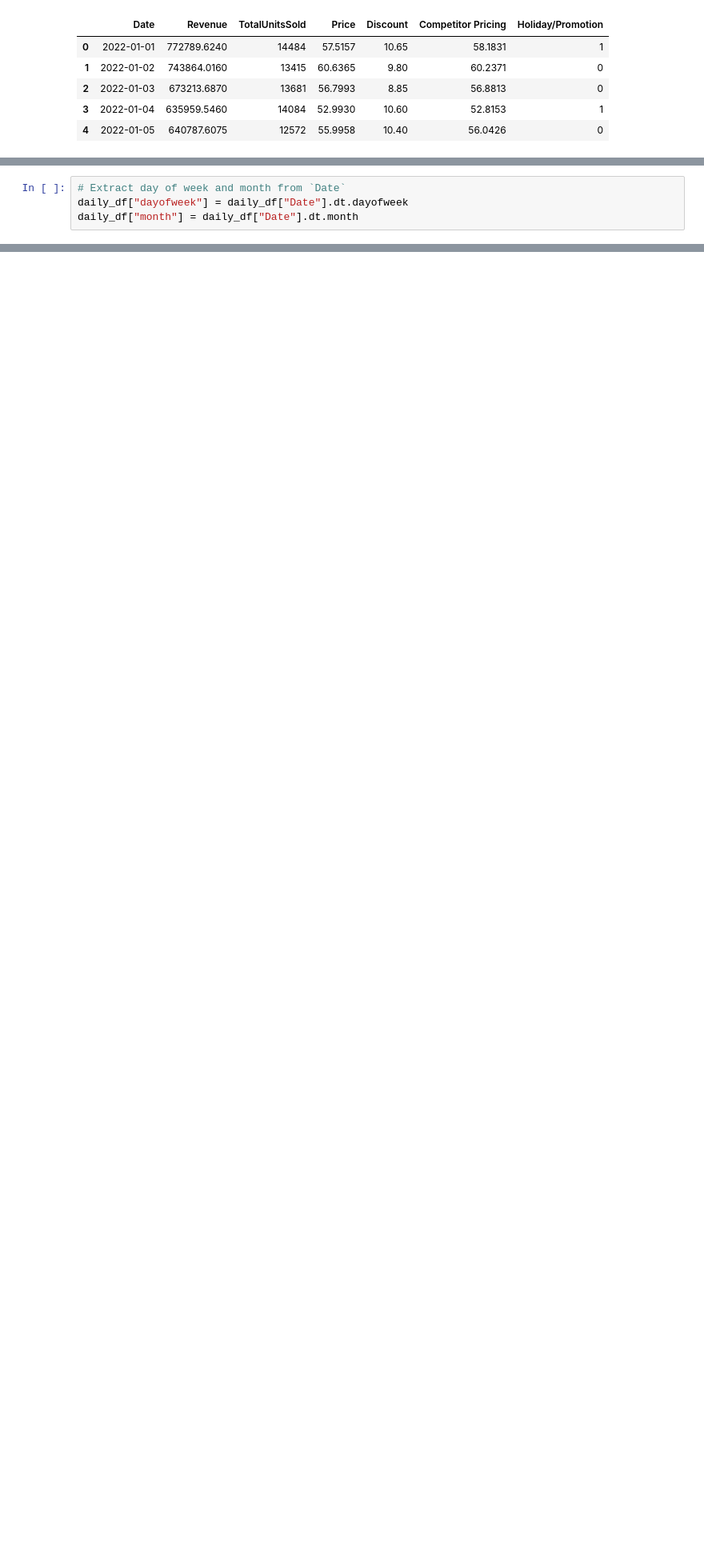
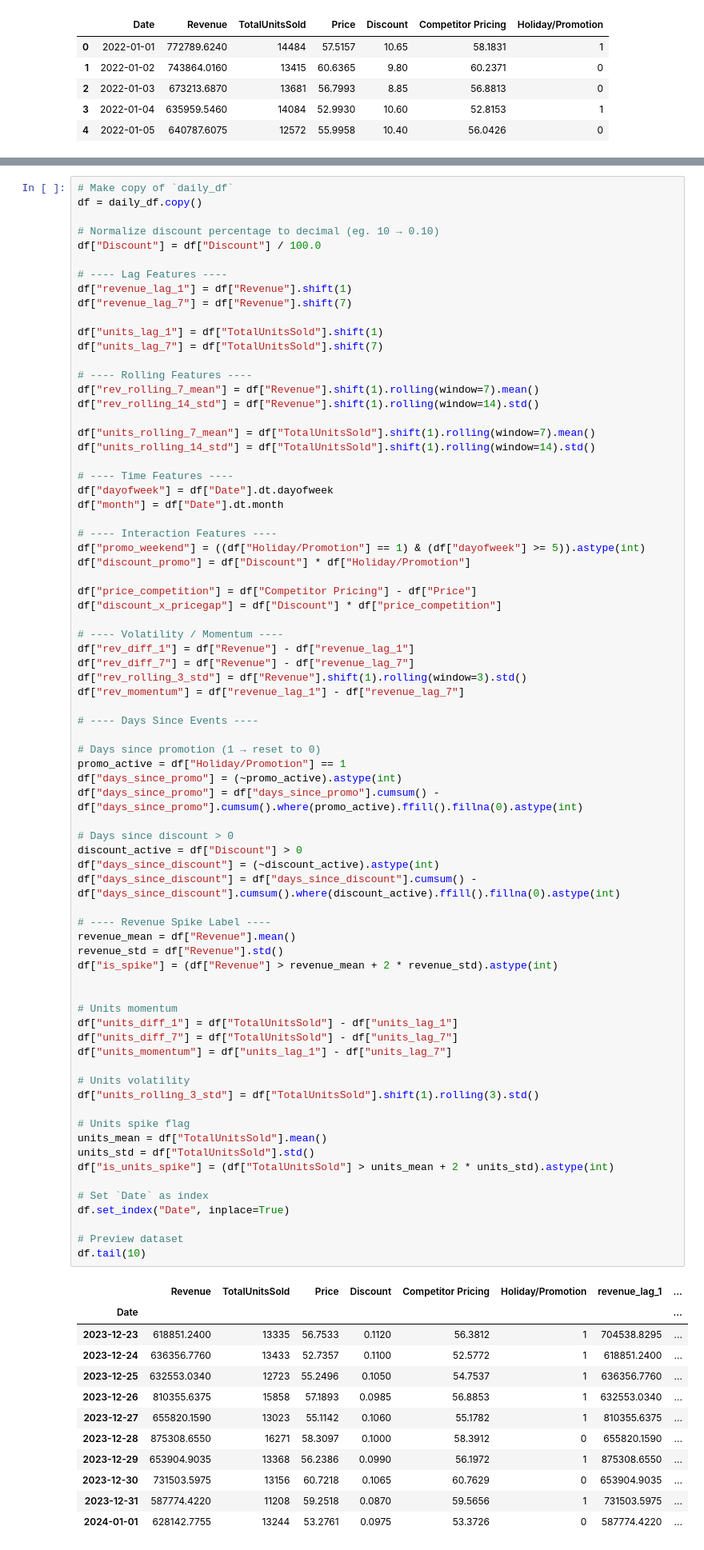
Before and after one commit to Mohammed-Hanan-Othman/time-series-forecasting, a Jupyter notebook: notebooks/sales_prediction_lightgbm.ipynb, the cells around one changed output, grey strips where cells are left out. Shown at 80% size. Drawn from its saved outputs; the diff is of its cells as text; blank space fills up the shorter version.

Commit message:
Performed new feature engineering, retrained new units and revenue predicting models

```diff
--- a/notebooks/sales_prediction_lightgbm.ipynb
+++ b/notebooks/sales_prediction_lightgbm.ipynb
@@ -123,4 +101,0 @@ We proceed to extract what day of the week it was (eg. Monday or Saturday) and w
-# %%
-# Extract day of week and month from `Date`
-daily_df["dayofweek"] = daily_df["Date"].dt.dayofweek
-daily_df["month"] = daily_df["Date"].dt.month
@@ -126,0 +104,87 @@ daily_df["month"] = daily_df["Date"].dt.month
+# %%
+# Make copy of `daily_df`
+df = daily_df.copy()
+
+# Normalize discount percentage to decimal (eg. 10 → 0.10)
+df["Discount"] = df["Discount"] / 100.0
+
+# ---- Lag Features ----
+df["revenue_lag_1"] = df["Revenue"].shift(1)
+df["revenue_lag_7"] = df["Revenue"].shift(7)
+
+df["units_lag_1"] = df["TotalUnitsSold"].shift(1)
+df["units_lag_7"] = df["TotalUnitsSold"].shift(7)
+
+# ---- Rolling Features ----
+df["rev_rolling_7_mean"] = df["Revenue"].shift(1).rolling(window=7).mean()
+df["rev_rolling_14_std"] = df["Revenue"].shift(1).rolling(window=14).std()
+
+df["units_rolling_7_mean"] = df["TotalUnitsSold"].shift(1).rolling(window=7).mean()
+df["units_rolling_14_std"] = df["TotalUnitsSold"].shift(1).rolling(window=14).std()
+
+# ---- Time Features ----
+df["dayofweek"] = df["Date"].dt.dayofweek
+df["month"] = df["Date"].dt.month
+
+# ---- Interaction Features ----
+df["promo_weekend"] = ((df["Holiday/Promotion"] == 1) & (df["dayofweek"] >= 5)).astype(int)
+df["discount_promo"] = df["Discount"] * df["Holiday/Promotion"]
+
+df["price_competition"] = df["Competitor Pricing"] - df["Price"]
+df["discount_x_pricegap"] = df["Discount"] * df["price_competition"]
+
+# ---- Volatility / Momentum ----
+df["rev_diff_1"] = df["Revenue"] - df["revenue_lag_1"]
+df["rev_diff_7"] = df["Revenue"] - df["revenue_lag_7"]
+df["rev_rolling_3_std"] = df["Revenue"].shift(1).rolling(window=3).std()
+df["rev_momentum"] = df["revenue_lag_1"] - df["revenue_lag_7"]
+
+# ---- Days Since Events ----
+
+# Days since promotion (1 → reset to 0)
+promo_active = df["Holiday/Promotion"] == 1
+df["days_since_promo"] = (~promo_active).astype(int)
+df["days_since_promo"] = df["days_since_promo"].cumsum() - df["days_since_promo"].cumsum().where(promo_active).ffill().fillna(0).astype(int)
+
+# Days since discount > 0
+discount_active = df["Discount"] > 0
+df["days_since_discount"] = (~discount_active).astype(int)
+df["days_since_discount"] = df["days_since_discount"].cumsum() - df["days_since_discount"].cumsum().where(discount_active).ffill().fillna(0).astype(int)
+
+# ---- Revenue Spike Label ----
+revenue_mean = df["Revenue"].mean()
+revenue_std = df["Revenue"].std()
+df["is_spike"] = (df["Revenue"] > revenue_mean + 2 * revenue_std).astype(int)
+
+
+# Units momentum
+df["units_diff_1"] = df["TotalUnitsSold"] - df["units_lag_1"]
+df["units_diff_7"] = df["TotalUnitsSold"] - df["units_lag_7"]
+df["units_momentum"] = df["units_lag_1"] - df["units_lag_7"]
+
+# Units volatility
+df["units_rolling_3_std"] = df["TotalUnitsSold"].shift(1).rolling(3).std()
+
+# Units spike flag
+units_mean = df["TotalUnitsSold"].mean()
+units_std = df["TotalUnitsSold"].std()
+df["is_units_spike"] = (df["TotalUnitsSold"] > units_mean + 2 * units_std).astype(int)
+
+# Set `Date` as index
+df.set_index("Date", inplace=True)
+
+# Preview dataset
+df.tail(10)
+# %% [output]
+|  | Revenue | TotalUnitsSold | Price | Discount | Competitor Pricing | Holiday/Promotion | revenue_lag_1 | ... |
+| Date |  |  |  |  |  |  |  | ... |
+| 2023-12-23 | 618851.2400 | 13335 | 56.7533 | 0.1120 | 56.3812 | 1 | 704538.8295 | ... |
+| 2023-12-24 | 636356.7760 | 13433 | 52.7357 | 0.1100 | 52.5772 | 1 | 618851.2400 | ... |
+| 2023-12-25 | 632553.0340 | 12723 | 55.2496 | 0.1050 | 54.7537 | 1 | 636356.7760 | ... |
+| 2023-12-26 | 810355.6375 | 15858 | 57.1893 | 0.0985 | 56.8853 | 1 | 632553.0340 | ... |
+| 2023-12-27 | 655820.1590 | 13023 | 55.1142 | 0.1060 | 55.1782 | 1 | 810355.6375 | ... |
+| 2023-12-28 | 875308.6550 | 16271 | 58.3097 | 0.1000 | 58.3912 | 0 | 655820.1590 | ... |
+| 2023-12-29 | 653904.9035 | 13368 | 56.2386 | 0.0990 | 56.1972 | 1 | 875308.6550 | ... |
+| 2023-12-30 | 731503.5975 | 13156 | 60.7218 | 0.1065 | 60.7629 | 0 | 653904.9035 | ... |
+| 2023-12-31 | 587774.4220 | 11208 | 59.2518 | 0.0870 | 59.5656 | 1 | 731503.5975 | ... |
+| 2024-01-01 | 628142.7755 | 13244 | 53.2761 | 0.0975 | 53.3726 | 0 | 587774.4220 | ... |
```
Also changed, not shown: parts of 30 cells of this notebook.
